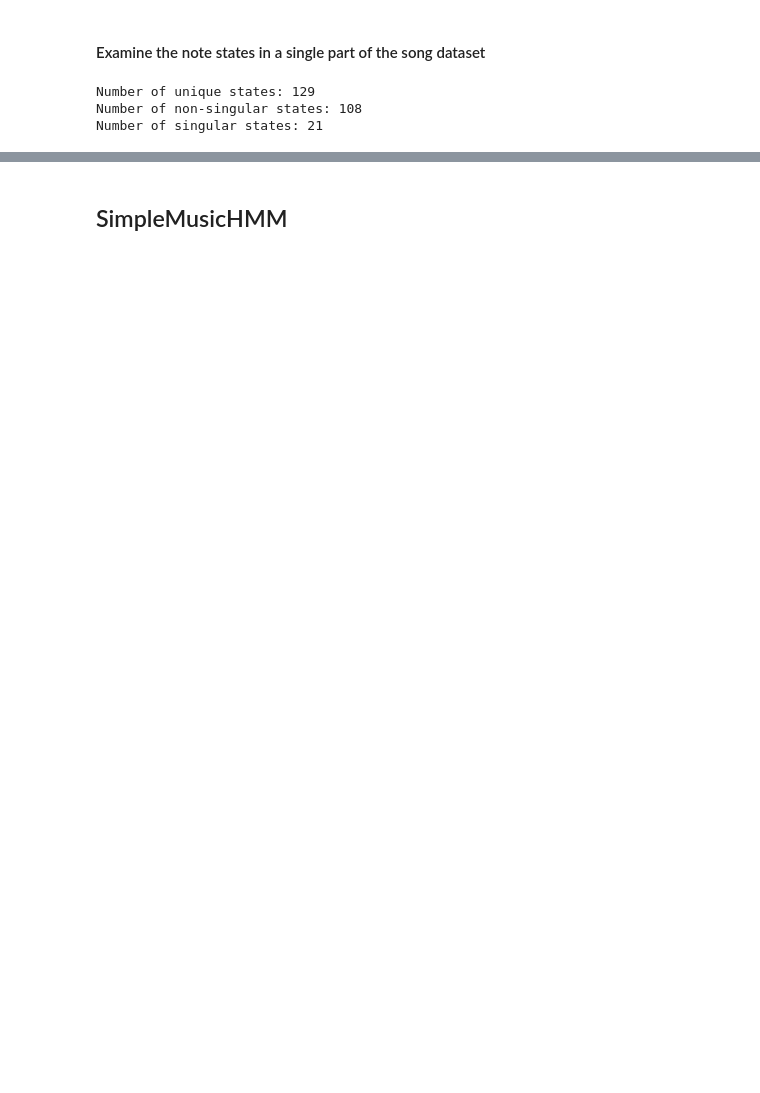
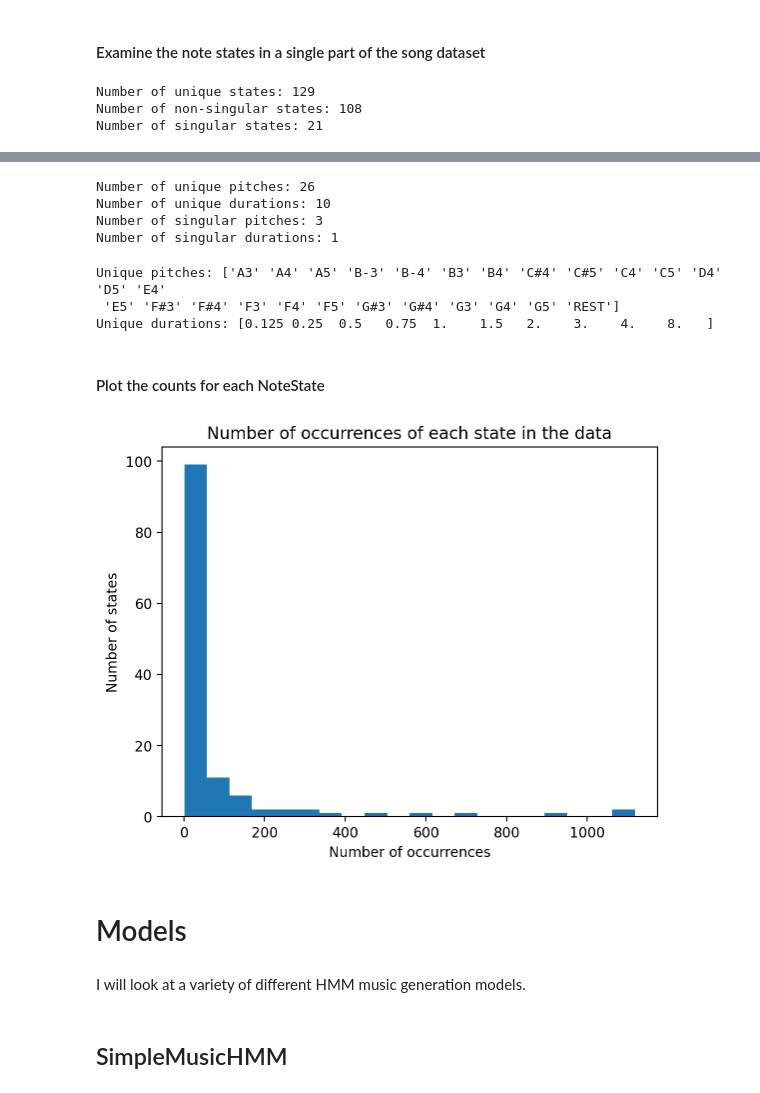
Before and after one commit to CayJoBla/MusicHMM, a Jupyter notebook: MusicHMM.ipynb, the cells around one changed output, grey strips where cells are left out. Saved outputs shown, nothing was run; the diff lists cells and outputs as text; code cells hidden in the pictures; blank space fills up the shorter version.

Commit message:
Finish the Simple models

```diff
--- a/MusicHMM.ipynb
+++ b/MusicHMM.ipynb
@@ -16,8 +20,7 @@ import numpy as np
 part_sequences = data.to_states()   # (part, song, state sequence)
 part = part_sequences[0]            # (song, state sequence); only consider the first part
 
-lengths = np.array([len(song) for song in part])
-unique_states, sequence, counts = np.unique(np.concatenate(part), return_inverse=True, return_counts=True)
+unique_states, counts = np.unique(np.concatenate(part), return_counts=True)
 
 print("Number of unique states:", len(unique_states))
 print("Number of non-singular states:", np.sum(counts > 1))
@@ -41,0 +65,36 @@ array([NoteState(None, 0.5), NoteState(F3, 2.0), NoteState(G3, 4.0),
+# %%
+unique_pitches, pitch_counts = np.unique([state.pitch for state in unique_states if state.pitch is not None], return_counts=True)
+unique_durations, duration_counts = np.unique([state.duration for state in unique_states], return_counts=True)
+
+print("Number of unique pitches:", len(unique_pitches))
+print("Number of unique durations:", len(unique_durations))
+print("Number of singular pitches:", np.sum(pitch_counts == 1))
+print("Number of singular durations:", np.sum(duration_counts == 1))
+# %% [output]
+Number of unique pitches: 26
+Number of unique durations: 10
+Number of singular pitches: 3
+Number of singular durations: 1
+# %%
+print("Unique pitches:", unique_pitches)
+print("Unique durations:", unique_durations)
+# %% [output]
+Unique pitches: ['A3' 'A4' 'A5' 'B-3' 'B-4' 'B3' 'B4' 'C#4' 'C#5' 'C4' 'C5' 'D4' 'D5' 'E4'
+ 'E5' 'F#3' 'F#4' 'F3' 'F4' 'F5' 'G#3' 'G#4' 'G3' 'G4' 'G5' 'REST']
+Unique durations: [0.125 0.25  0.5   0.75  1.    1.5   2.    3.    4.    8.   ]
+# %% [markdown]
+#### Plot the counts for each NoteState
+# %%
+from matplotlib import pyplot as plt
+
+plt.hist(counts, bins=20)
+plt.xlabel("Number of occurrences")
+plt.ylabel("Number of states")
+plt.title("Number of occurrences of each state in the data")
+plt.show()
+# %% [output]
+[figure, added]
+# %% [markdown]
+# Models
+# %% [markdown]
+I will look at a variety of different HMM music generation models.
```
Also changed, not shown: parts of 24 cells of this notebook, 7 other files.
